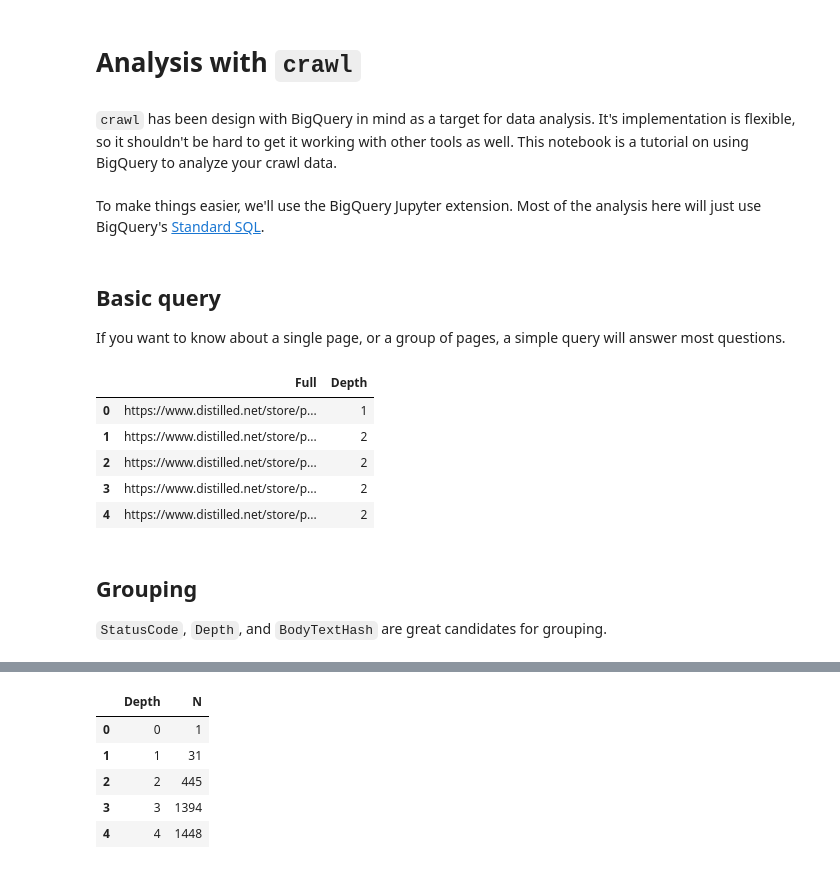
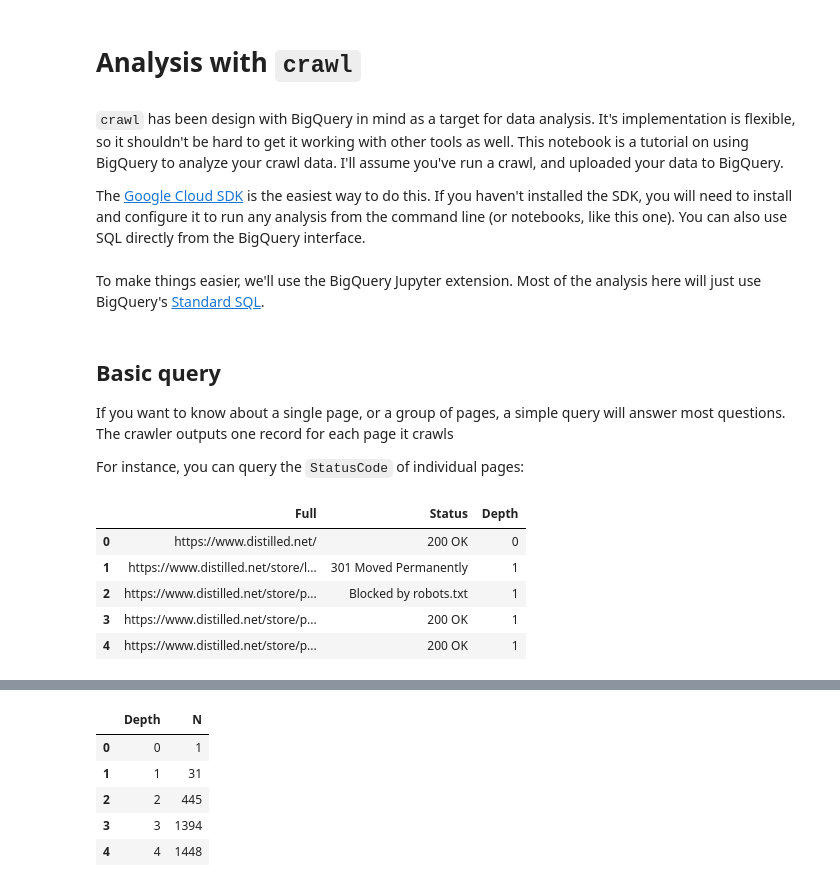
Before and after one commit to benjaminestes/crawl, a Jupyter notebook: sql/Analysis with crawl.ipynb, the cells around one changed output, grey strips where cells are left out. Cells and saved outputs as stored; diff of their text form; code cells hidden in the pictures.

Commit message:
Expand example notebook.

```diff
--- a/sql/Analysis with crawl.ipynb
+++ b/sql/Analysis with crawl.ipynb
@@ -1,7 +1,9 @@
 # %% [markdown]
 # Analysis with `crawl`
 # %% [markdown]
-`crawl` has been design with BigQuery in mind as a target for data analysis. It's implementation is flexible, so it shouldn't be hard to get it working with other tools as well. This notebook is a tutorial on using BigQuery to analyze your crawl data.
+`crawl` has been design with BigQuery in mind as a target for data analysis. It's implementation is flexible, so it shouldn't be hard to get it working with other tools as well. This notebook is a tutorial on using BigQuery to analyze your crawl data. I'll assume you've run a crawl, and uploaded your data to BigQuery.
+
+The [Google Cloud SDK](https://cloud.google.com/sdk/) is the easiest way to do this. If you haven't installed the SDK, you will need to install and configure it to run any analysis from the command line (or notebooks, like this one). You can also use SQL directly from the BigQuery interface.
 # %% [markdown]
 To make things easier, we'll use the BigQuery Jupyter extension. Most of the analysis here will just use BigQuery's [Standard SQL](https://cloud.google.com/bigquery/docs/reference/standard-sql/).
 # %%
@@ -9,21 +11,21 @@ To make things easier, we'll use the BigQuery Jupyter extension. Most of the ana
 # %% [markdown]
 ## Basic query
 
-If you want to know about a single page, or a group of pages, a simple query will answer most questions.
+If you want to know about a single page, or a group of pages, a simple query will answer most questions. The crawler outputs one record for each page it crawls
+
+For instance, you can query the `StatusCode` of individual pages:
 # %%
 %%bigquery
 SELECT Address.Full,
+       Status,
        Depth
-FROM `be-analysis.crawl.distilled`
+FROM crawl.distilled
+ORDER BY Depth ASC
 LIMIT 5
 # %% [output]
-|  | Full | Depth |
-| 0 | https://www.distilled.net/store/p... | 1 |
-| 1 | https://www.distilled.net/store/p... | 2 |
-| 2 | https://www.distilled.net/store/p... | 2 |
-| 3 | https://www.distilled.net/store/p... | 2 |
-| 4 | https://www.distilled.net/store/p... | 2 |
+|  | Full | Status | Depth |
+| 0 | https://www.distilled.net/ | 200 OK | 0 |
+| 1 | https://www.distilled.net/store/l... | 301 Moved Permanently | 1 |
+| 2 | https://www.distilled.net/store/p... | Blocked by robots.txt | 1 |
+| 3 | https://www.distilled.net/store/p... | 200 OK | 1 |
+| 4 | https://www.distilled.net/store/p... | 200 OK | 1 |
-# %% [markdown]
-## Grouping
-
-`StatusCode`, `Depth`, and `BodyTextHash` are great candidates for grouping.
```
Also changed, not shown: parts of 17 cells of this notebook.
